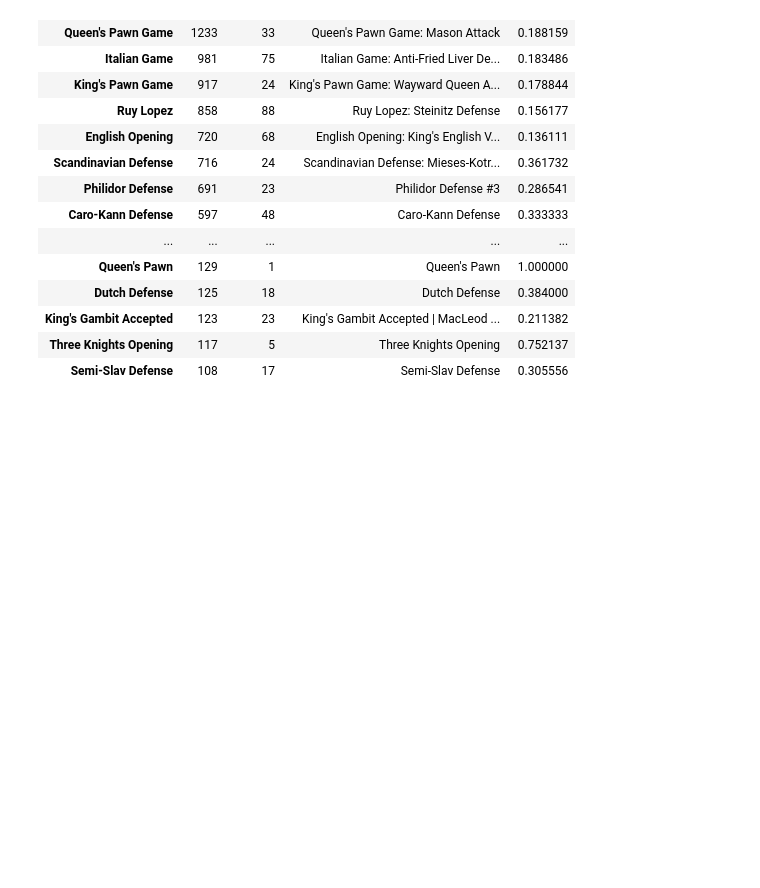
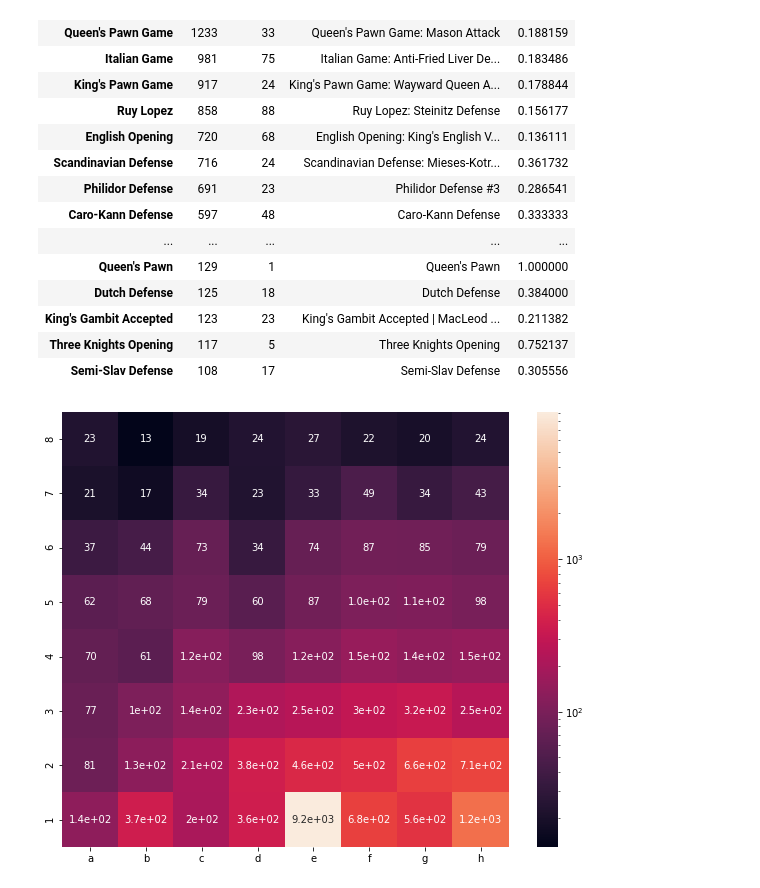
Before and after one commit to com-480-data-visualization/data-visualization-project-2021-thelogisticsscoobyganggotridofswagl33d, a Jupyter notebook: Milestone 1.ipynb, the cells around one changed output. Saved outputs shown, nothing was run; the diff lists cells and outputs as text; code cells hidden in the pictures; blank space fills up the shorter version.

Commit message:
added some heatmap visualizations and the data file

```diff
--- a/Milestone 1.ipynb
+++ b/Milestone 1.ipynb
@@ -86,3 +90,14 @@ games.groupby("opening_kind")["opening_name"].agg(["count", "nunique", most_play
 | King's Gambit Accepted | 123 | 23 | King's Gambit Accepted | MacLeod ... | 0.211382 |
 | Three Knights Opening | 117 | 5 | Three Knights Opening | 0.752137 |
 | Semi-Slav Defense | 108 | 17 | Semi-Slav Defense | 0.305556 |
+# %%
+def plot_position_heatmap(s):
+    plt.figure(figsize=(10,8))
+    df = pd.DataFrame(np.zeros((8,8)), index=range(8, 0, -1), columns=['a', 'b', 'c', 'd', 'e', 'f', 'g', 'h'], dtype=int)
+    for _, pos in s.items():
+        df.loc[int(pos[1]), pos[0]] += 1
+    sns.heatmap(data=df, annot=True, norm=LogNorm(df.min().min(), df.max().max()))
+# %%
+plot_position_heatmap(games['white_king'])
+# %% [output]
+[figure, added]
```
Also changed, not shown: parts of 3 cells of this notebook, 1 other file.
